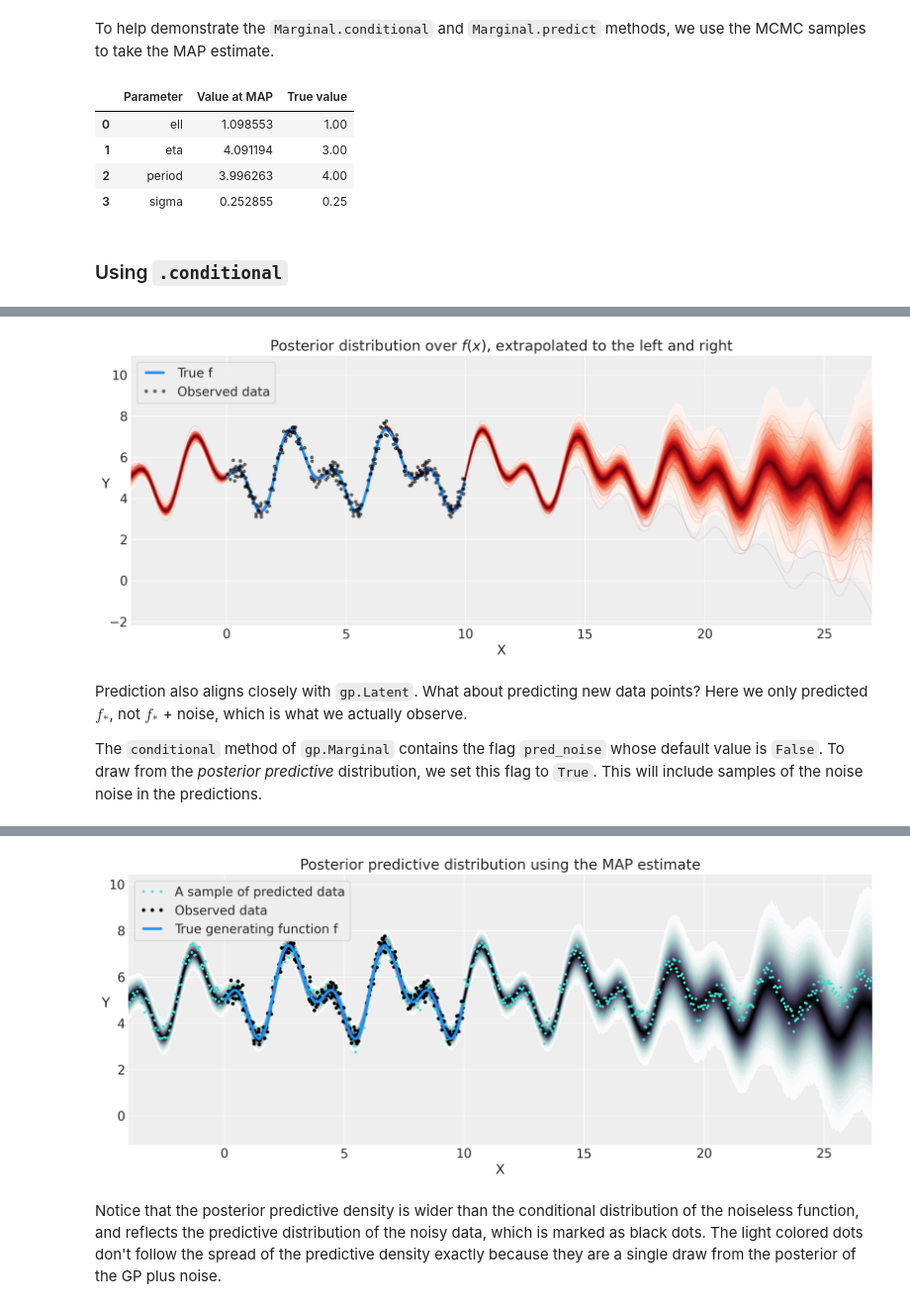
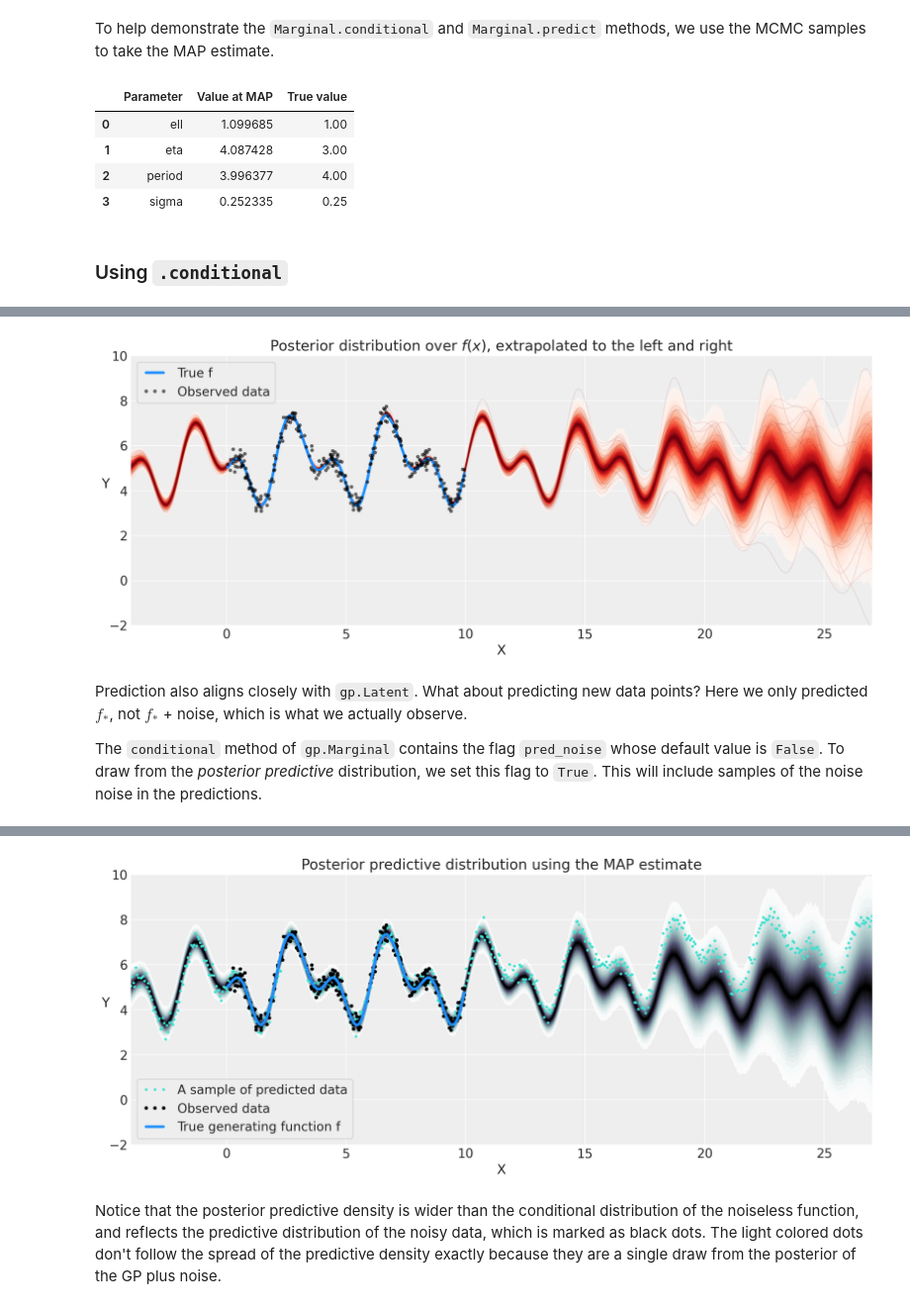
Before and after one commit to bwengals/pymc-examples, a Jupyter notebook: examples/gaussian_processes/GP-Marginal.ipynb, the cells around one changed output, grey strips where cells are left out. Shown at 99% size. Cells and saved outputs as stored; diff of their text form; code cells hidden in the pictures.

```diff
--- a/examples/gaussian_processes/GP-Marginal.ipynb
+++ b/examples/gaussian_processes/GP-Marginal.ipynb
@@ -176,7 +176,7 @@ with pm.Model() as model:
     sigma = pm.HalfNormal("sigma", sd=5)
     y_ = gp.marginal_likelihood("y", X=X, y=y, noise=sigma)
 
-    trace = pm.sample(500, tune=1000, chains=2, cores=1)
+    trace = pm.sample(chains=2, cores=1)
 # %% [output]
 Auto-assigning NUTS sampler...
 Initializing NUTS using jitter+adapt_diag...
@@ -211,10 +211,10 @@ pd.DataFrame(
 )
 # %% [output]
 |  | Parameter | Value at MAP | True value |
-| 0 | ell | 1.098553 | 1.00 |
-| 1 | eta | 4.091194 | 3.00 |
-| 2 | period | 3.996263 | 4.00 |
-| 3 | sigma | 0.252855 | 0.25 |
+| 0 | ell | 1.099685 | 1.00 |
+| 1 | eta | 4.087428 | 3.00 |
+| 2 | period | 3.996377 | 4.00 |
+| 3 | sigma | 0.252335 | 0.25 |
 # %% [markdown]
 ### Using `.conditional`
 # %%
@@ -236,7 +236,8 @@ from pymc.gp.util import plot_gp_dist
 fig = plt.figure(figsize=(12, 5))
 ax = fig.gca()
 
-plot_gp_dist(ax, pred_samples["f_pred"], X_new)
+f_pred = pred_samples.posterior_predictive.f_pred.stack({"f_pred": ["chain", "draw"]}).values
+plot_gp_dist(ax, f_pred.T, X_new)
 
 plt.plot(X, f_true, "dodgerblue", lw=3, label="True f")
 plt.plot(X, y, "ok", ms=3, alpha=0.5, label="Observed data")
@@ -244,10 +245,11 @@ plt.plot(X, y, "ok", ms=3, alpha=0.5, label="Observed data")
 plt.xlabel("X")
 plt.ylabel("Y", rotation=0)
 plt.xlim([-4, 27])
+plt.ylim([-2, 10])
 plt.title("Posterior distribution over $f(x)$, extrapolated to the left and right")
 plt.legend(frameon=True, numpoints=3, loc="upper left");
 # %% [output]
-[figure, old version]
+[figure, new version]
 # %% [markdown]
 Prediction also aligns closely with `gp.Latent`.  What about predicting new data points?  Here we only predicted $f_*$, not $f_*$ + noise, which is what we actually observe.
 
@@ -261,30 +263,32 @@ with model:
 # %%
 fig = plt.figure(figsize=(12, 5))
 ax = fig.gca()
 
-plot_gp_dist(ax, y_samples["y_pred"], X_new, plot_samples=False, palette="bone_r")
+y_pred = y_samples.posterior_predictive.y_pred.stack({"y_pred": ["chain", "draw"]}).values
+plot_gp_dist(ax, y_pred.T, X_new, plot_samples=False, palette="bone_r")
 
 # overlay a scatter of one draw of random points from the posterior predictive distribution, "one data set"
 plt.plot(
     X_new,
-    y_samples["y_pred"][400, :].T,
+    y_pred[:, 400],
     "o",
     color="turquoise",
     ms=2,
     label="A sample of predicted data",
 )
 
 plt.plot(X, y, "ok", ms=3, alpha=1.0, label="Observed data")
 plt.plot(X, f_true, "dodgerblue", lw=3, label="True generating function f")
 
 plt.xlabel("X")
 plt.ylabel("Y", rotation=0)
 plt.xlim([-4, 27])
+plt.ylim([-2, 10])
 plt.title("Posterior predictive distribution using the MAP estimate")
 ax.set_ylabel("Y", rotation=0)
-plt.legend(frameon=True, numpoints=3, loc="upper left");
+plt.legend(frameon=True, numpoints=3, loc="lower left");
 # %% [output]
-[figure, old version]
+[figure, new version]
 # %% [markdown]
 Notice that the posterior predictive density is wider than the conditional distribution of the noiseless function, and reflects the predictive distribution of the noisy data, which is marked as black dots.  The light colored dots don't follow the spread of the predictive density exactly because they are a single draw from the posterior of the GP plus noise.
 # %% [markdown]
```
Also changed, not shown: parts of 5 cells of this notebook, 1 other file.
